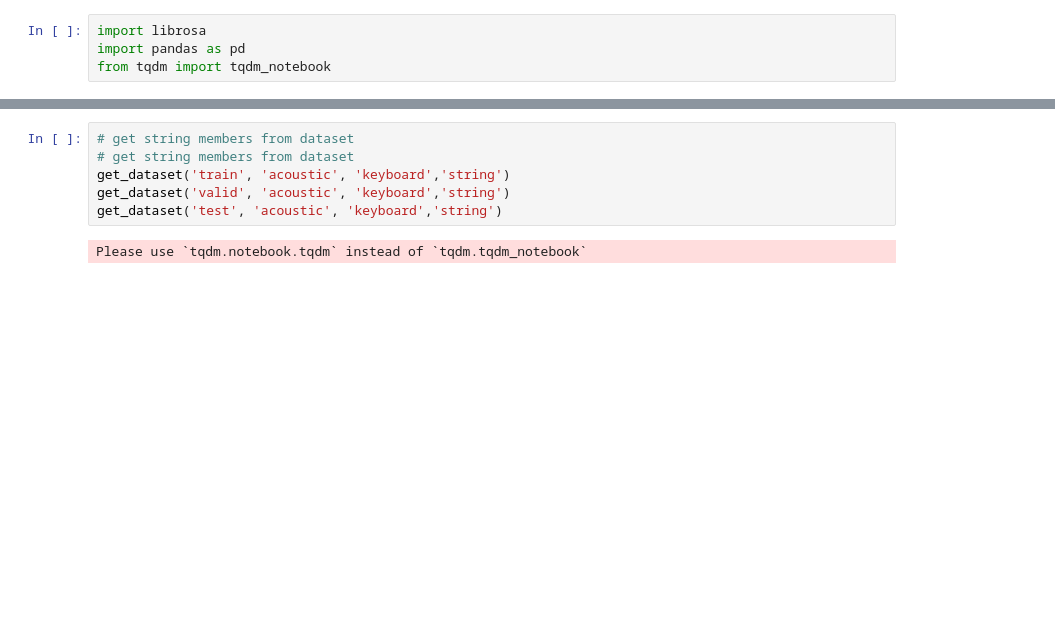
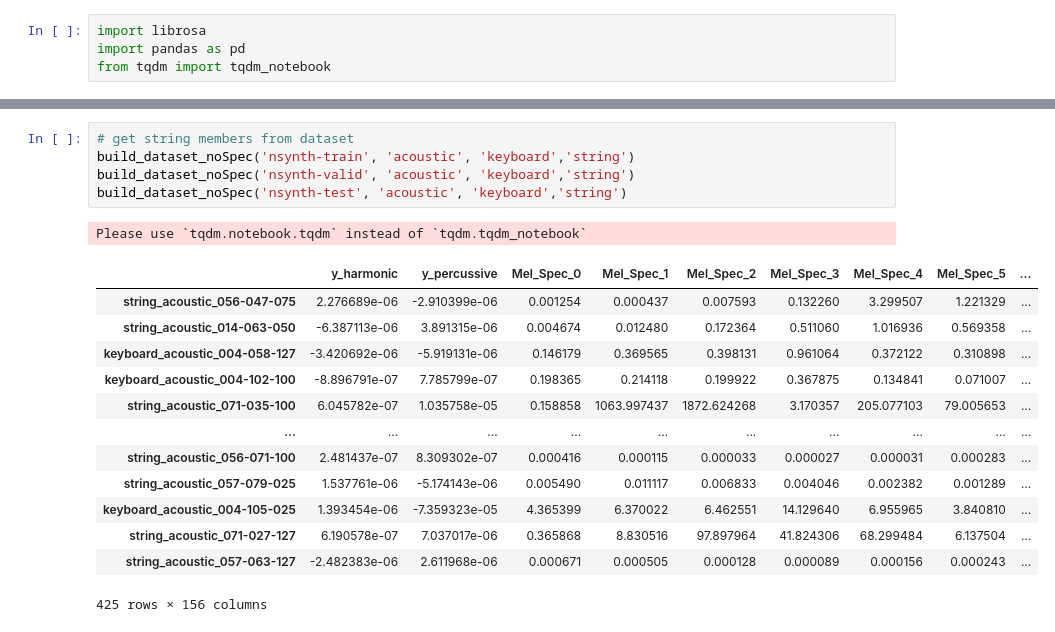
Before and after one commit to AveryCameronUofR/instrument-classification, a Jupyter notebook: BuildDataset.ipynb, the cells around one changed output, grey strips where cells are left out. Saved outputs shown, nothing was run; the diff lists cells and outputs as text; blank space fills up the shorter version.

```diff
--- a/BuildDataset.ipynb
+++ b/BuildDataset.ipynb
@@ -138,8 +362,20 @@ Extracts the features into csv files for train, test and valid NSynth data folde
 # %%
 # get string members from dataset
-# get string members from dataset
-get_dataset('train', 'acoustic', 'keyboard','string')
-get_dataset('valid', 'acoustic', 'keyboard','string')
-get_dataset('test', 'acoustic', 'keyboard','string')
+build_dataset_noSpec('nsynth-train', 'acoustic', 'keyboard','string')
+build_dataset_noSpec('nsynth-valid', 'acoustic', 'keyboard','string')
+build_dataset_noSpec('nsynth-test', 'acoustic', 'keyboard','string')
 # %% [output]
 Please use `tqdm.notebook.tqdm` instead of `tqdm.tqdm_notebook`
+|  | y_harmonic | y_percussive | Mel_Spec_0 | Mel_Spec_1 | Mel_Spec_2 | Mel_Spec_3 | Mel_Spec_4 | Mel_Spec_5 | ... |
+| string_acoustic_056-047-075 | 2.276689e-06 | -2.910399e-06 | 0.001254 | 0.000437 | 0.007593 | 0.132260 | 3.299507 | 1.221329 | ... |
+| string_acoustic_014-063-050 | -6.387113e-06 | 3.891315e-06 | 0.004674 | 0.012480 | 0.172364 | 0.511060 | 1.016936 | 0.569358 | ... |
+| keyboard_acoustic_004-058-127 | -3.420692e-06 | -5.919131e-06 | 0.146179 | 0.369565 | 0.398131 | 0.961064 | 0.372122 | 0.310898 | ... |
+| keyboard_acoustic_004-102-100 | -8.896791e-07 | 7.785799e-07 | 0.198365 | 0.214118 | 0.199922 | 0.367875 | 0.134841 | 0.071007 | ... |
+| string_acoustic_071-035-100 | 6.045782e-07 | 1.035758e-05 | 0.158858 | 1063.997437 | 1872.624268 | 3.170357 | 205.077103 | 79.005653 | ... |
+| ... | ... | ... | ... | ... | ... | ... | ... | ... | ... |
+| string_acoustic_056-071-100 | 2.481437e-07 | 8.309302e-07 | 0.000416 | 0.000115 | 0.000033 | 0.000027 | 0.000031 | 0.000283 | ... |
+| string_acoustic_057-079-025 | 1.537761e-06 | -5.174143e-06 | 0.005490 | 0.011117 | 0.006833 | 0.004046 | 0.002382 | 0.001289 | ... |
+| keyboard_acoustic_004-105-025 | 1.393454e-06 | -7.359323e-05 | 4.365399 | 6.370022 | 6.462551 | 14.129640 | 6.955965 | 3.840810 | ... |
+| string_acoustic_071-027-127 | 6.190578e-07 | 7.037017e-06 | 0.365868 | 8.830516 | 97.897964 | 41.824306 | 68.299484 | 6.137504 | ... |
+| string_acoustic_057-063-127 | -2.482383e-06 | 2.611968e-06 | 0.000671 | 0.000505 | 0.000128 | 0.000089 | 0.000156 | 0.000243 | ... |
+425 rows × 156 columns
```
Also changed, not shown: parts of 10 cells of this notebook.
